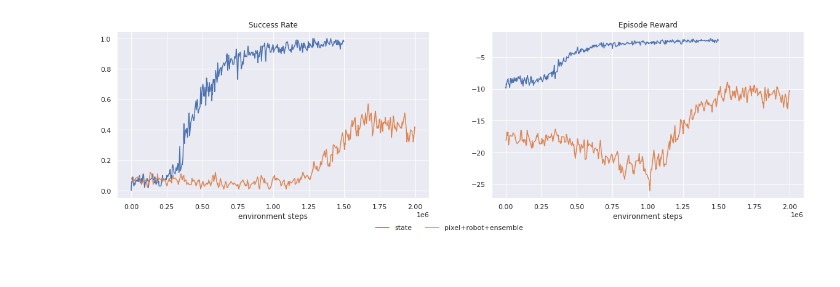
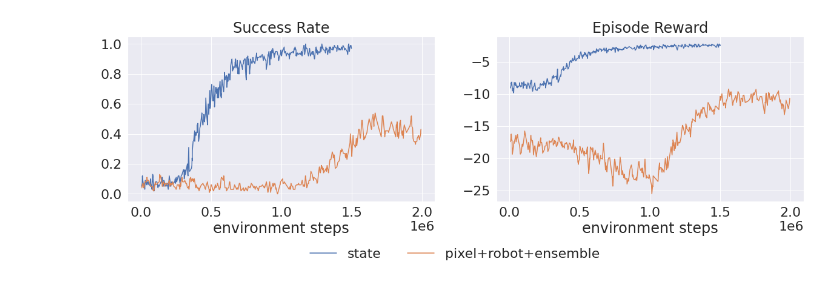
Before and after one commit to f-krone/SafeTransferLearningInChangingEnvironments, a Jupyter notebook: src/notebooks/WBGraph.ipynb, the cells around one changed output. Drawn from its saved outputs; the diff is of its cells as text; code cells hidden in the pictures.

Commit message:
minor fix to wb graph notebook

```diff
--- a/src/notebooks/WBGraph.ipynb
+++ b/src/notebooks/WBGraph.ipynb
@@ -4,29 +4,32 @@ import pandas as pd
 import matplotlib.pyplot as plt
 import numpy as np
 import seaborn as sns
+# %%
+api = wandb.Api()
 # %%
 base_str = "/f-krone/"
 runs = [("fetch-push-ensemble/runs/32ksdfsl", "", "state"), ("fetch-push-ensemble-preference/runs/1pfgvt8j", "SAC_1/", "pixel+robot+ensemble")]
 # %%
 fig = plt.figure(figsize=(20, 5))
 ax1 = fig.add_subplot(121)
 ax2 = fig.add_subplot(122)
 
 sns.set_theme()
+sns.set(font_scale=2)
 for run_id, prefix, label in runs:
     run = api.run(base_str + run_id)
     data = run.history()
     sns.lineplot(data=data, x=prefix + "global_step", y=prefix + "rollout/success_rate", label=label, ax=ax1, legend=False)
     sns.lineplot(data=data, x=prefix + "global_step", y=prefix + "rollout/ep_rew_mean", label=label, ax=ax2, legend=False)
 
 ax1.set_title("Success Rate")
 ax1.set_xlabel("environment steps")
 ax1.set_ylabel("")
 ax2.set_title("Episode Reward")
 ax2.set_xlabel("environment steps")
 ax2.set_ylabel("")
 fig.legend(list(map(lambda x: x[2], iter(runs))))
-sns.move_legend(fig, "lower center", bbox_to_anchor=(.5, -0.05), ncol=3, title=None, frameon=False)
+sns.move_legend(fig, "lower center", bbox_to_anchor=(.5, -0.2), ncol=3, title=None, frameon=False)
 plt.savefig('push.png', bbox_inches='tight', pad_inches=0)
 # %% [output]
-[figure, old version]
+[figure, new version]
```
